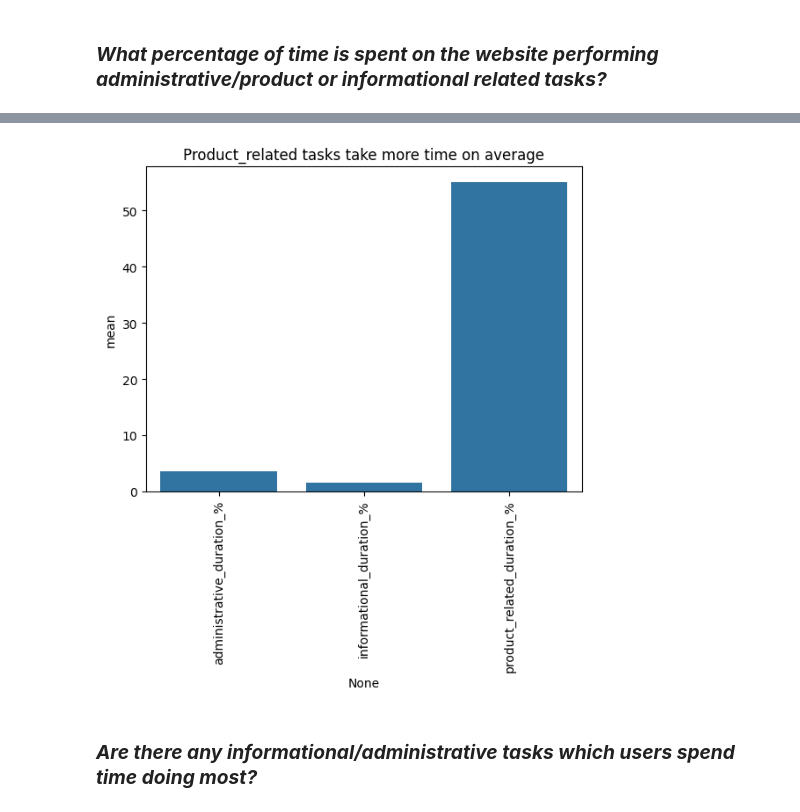
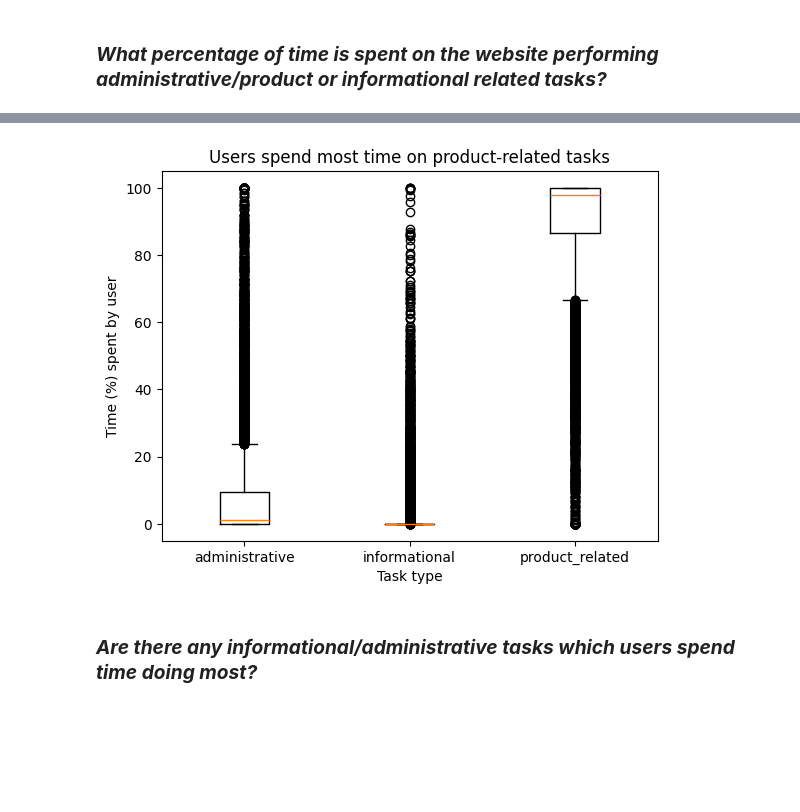
Before and after one commit to selvatica-36/Exploratory-data-analysis---Online-shopping-in-retail, a Jupyter notebook: analysis_report.ipynb, the cells around one changed output, grey strips where cells are left out. Drawn from its saved outputs; the diff is of its cells as text; code cells hidden in the pictures; blank space fills up the shorter version.

```diff
--- a/analysis_report.ipynb
+++ b/analysis_report.ipynb
@@ -133,8 +120,7 @@ plt.show()
 ### ***What percentage of time is spent on the website performing administrative/product or informational related tasks?***
 # %%
 info_extractor_2 = DataFrameInfo(customer_activity_skewed)
-admin_task = info_extractor_2._get_slice(['administrative','administrative_duration'])
-product_related_task = info_extractor_2._get_slice(['product_related','product_related_duration'])
-informational_task = info_extractor_2._get_slice(['informational','informational_duration'])
-combined = info_extractor_2._get_slice(['administrative_duration','informational_duration','product_related_duration'])
-combined.describe()
+admin_task = info_extractor_2.get_slice(['administrative','administrative_duration'])
+product_related_task = info_extractor_2.get_slice(['product_related','product_related_duration'])
+informational_task = info_extractor_2.get_slice(['informational','informational_duration'])
+combined = info_extractor_2.get_slice(['administrative_duration','informational_duration','product_related_duration'])
@@ -151,8 +126,0 @@ combined.describe()
-# %%
-max_time_value = 2155
-combined['administrative_duration_%'] = (combined['administrative_duration']/max_time_value) * 100
-combined['informational_duration_%'] = (combined['informational_duration']/max_time_value) * 100
-combined['product_related_duration_%'] = (combined['product_related_duration']/max_time_value) * 100
-info_extractor_2 = DataFrameInfo(combined)
-combined_2 = info_extractor_2._get_slice(['administrative_duration_%','informational_duration_%','product_related_duration_%'])
-combined_2
@@ -188,15 +127,21 @@ See the caveats in the documentation: https://pandas.pydata.org/pandas-docs/stab
-# %%
-desc = combined_2.describe()
-desc_2 = desc.T
-desc_2 = desc_2.iloc[:,1:3]
-desc_2
-
-td = sns.barplot(x=desc_2.index, y=desc_2['mean'])
-plt.title('Product_related tasks take more time on average')
-td.set_xticklabels(td.get_xticklabels(), rotation=90)
-plt.show()
-# %% [output]
-[figure, removed]
+# %%
+# For our purpose, we are going to drop all records where time = 0 for all three task types simultaneously
+combined_filtered = combined[~((combined['administrative_duration'] == 0) & (combined['informational_duration'] == 0) & (combined['product_related_duration'] == 0))]
+# %%
+task_times = combined_filtered.copy()
+task_times['total_time_per_visit'] = task_times['administrative_duration'] + task_times['informational_duration'] + task_times['product_related_duration']
+task_times['admin_time_%'] = (task_times['administrative_duration'] / task_times['total_time_per_visit']) * 100
+task_times['info_time_%'] = (task_times['informational_duration'] / task_times['total_time_per_visit']) * 100
+task_times['product_time_%'] = (task_times['product_related_duration'] / task_times['total_time_per_visit']) * 100
+# %%
+labels=['administrative', 'informational', 'product_related']
+plt.boxplot([task_times['admin_time_%'], task_times['info_time_%'], task_times['product_time_%']], labels=labels )
+plt.xlabel('Task type')
+plt.ylabel('Time (%) spent by user')
+plt.title('Users spend most time on product-related tasks')
+plt.show()
+# %% [output]
+[figure, added]
 # %% [markdown]
 ### ***Are there any informational/administrative tasks which users spend time doing most?***
 # %%
```
Also changed, not shown: parts of 21 cells of this notebook.
